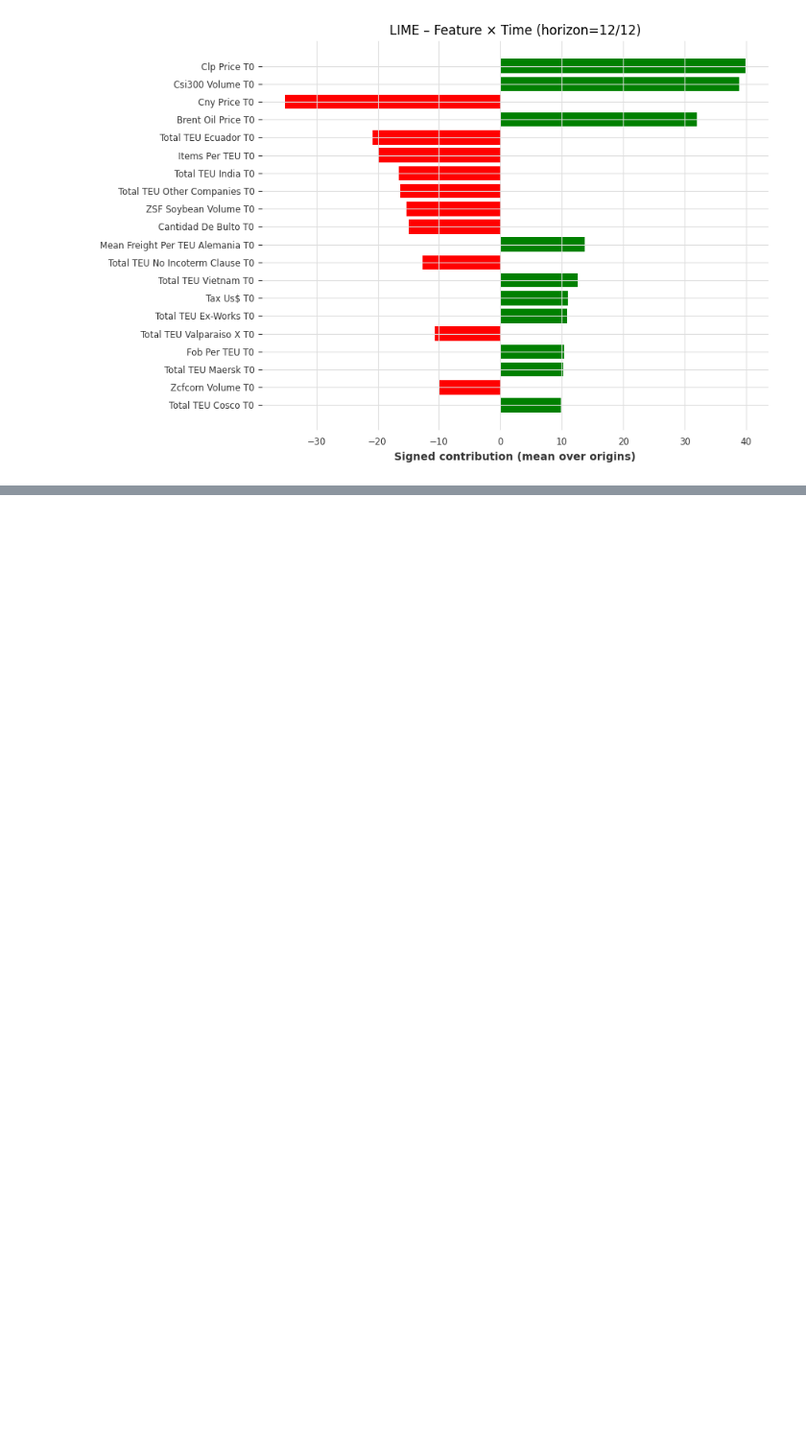
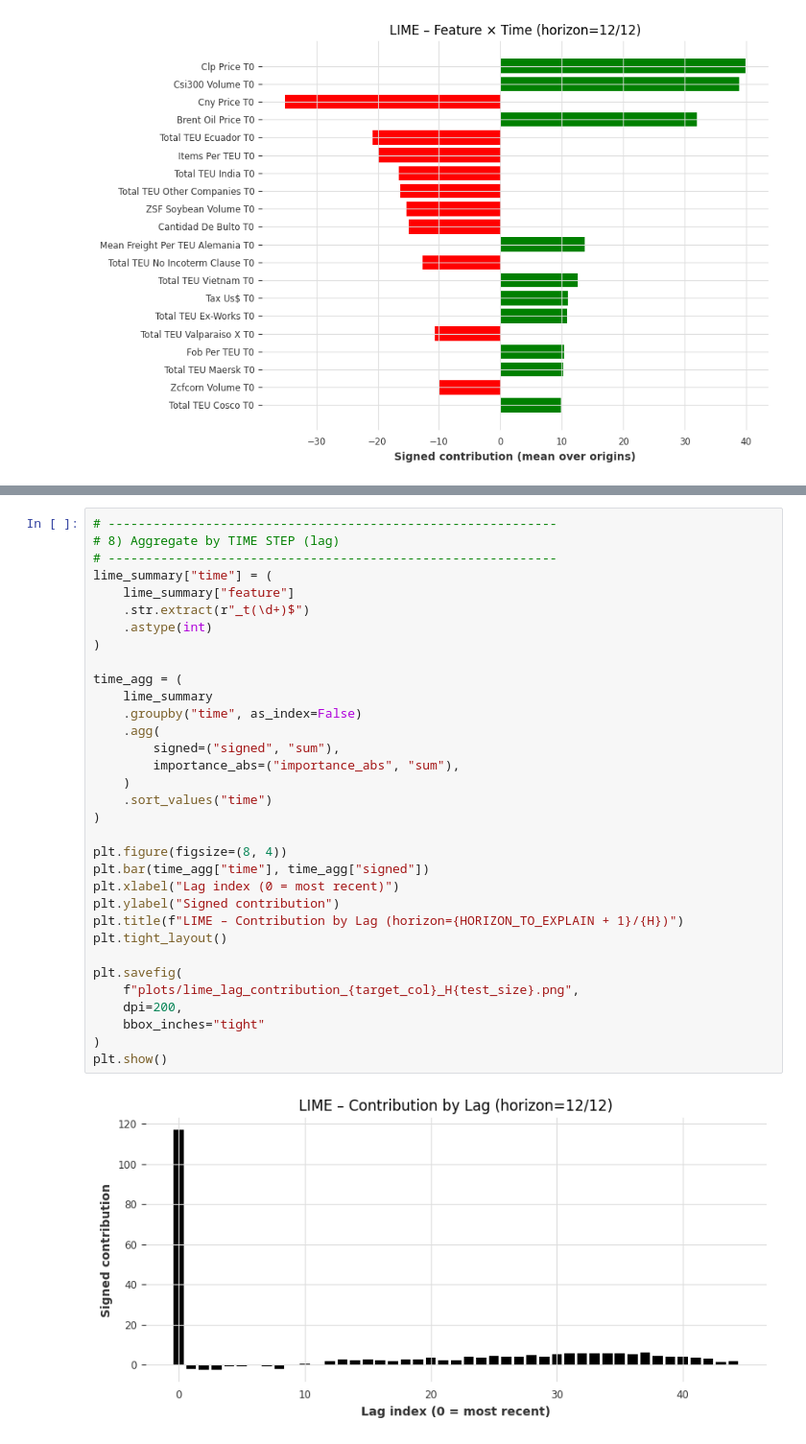
Before and after one commit to jpm0112/shippingNN, a Jupyter notebook: notebooks/lime_kz.ipynb, the cells around one changed output, grey strips where cells are left out. Shown at 96% size. Cells and saved outputs as stored; diff of their text form; blank space fills up the shorter version.

```diff
--- a/notebooks/lime_kz.ipynb
+++ b/notebooks/lime_kz.ipynb
@@ -747,0 +750,35 @@ plt.close()
+# %%
+# ------------------------------------------------------------
+# 8) Aggregate by TIME STEP (lag)
+# ------------------------------------------------------------
+lime_summary["time"] = (
+    lime_summary["feature"]
+    .str.extract(r"_t(\d+)$")
+    .astype(int)
+)
+
+time_agg = (
+    lime_summary
+    .groupby("time", as_index=False)
+    .agg(
+        signed=("signed", "sum"),
+        importance_abs=("importance_abs", "sum"),
+    )
+    .sort_values("time")
+)
+
+plt.figure(figsize=(8, 4))
+plt.bar(time_agg["time"], time_agg["signed"])
+plt.xlabel("Lag index (0 = most recent)")
+plt.ylabel("Signed contribution")
+plt.title(f"LIME – Contribution by Lag (horizon={HORIZON_TO_EXPLAIN + 1}/{H})")
+plt.tight_layout()
+
+plt.savefig(
+    f"plots/lime_lag_contribution_{target_col}_H{test_size}.png",
+    dpi=200,
+    bbox_inches="tight"
+)
+plt.show()
+# %% [output]
+[figure, added]
```
Also changed, not shown: parts of 18 cells of this notebook, 21 other files.
